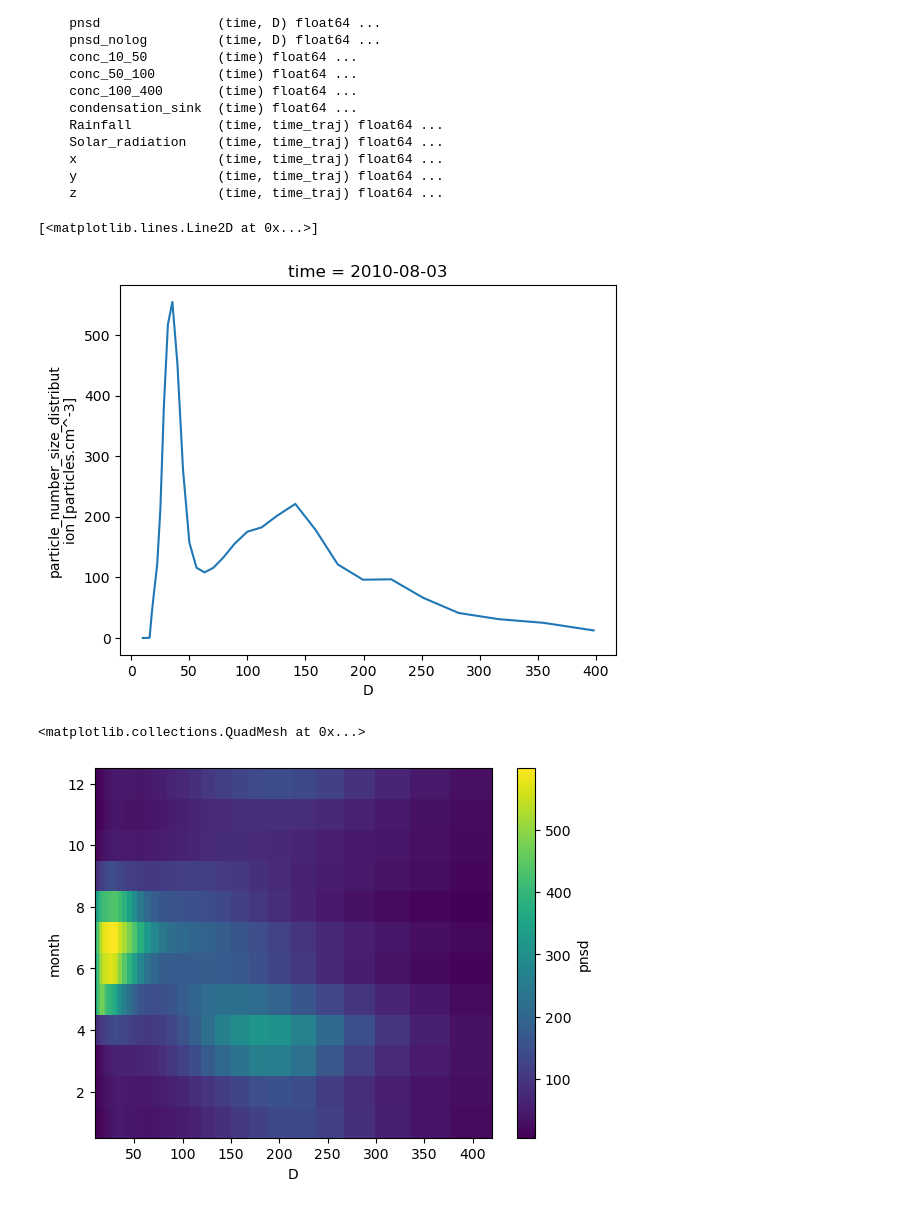
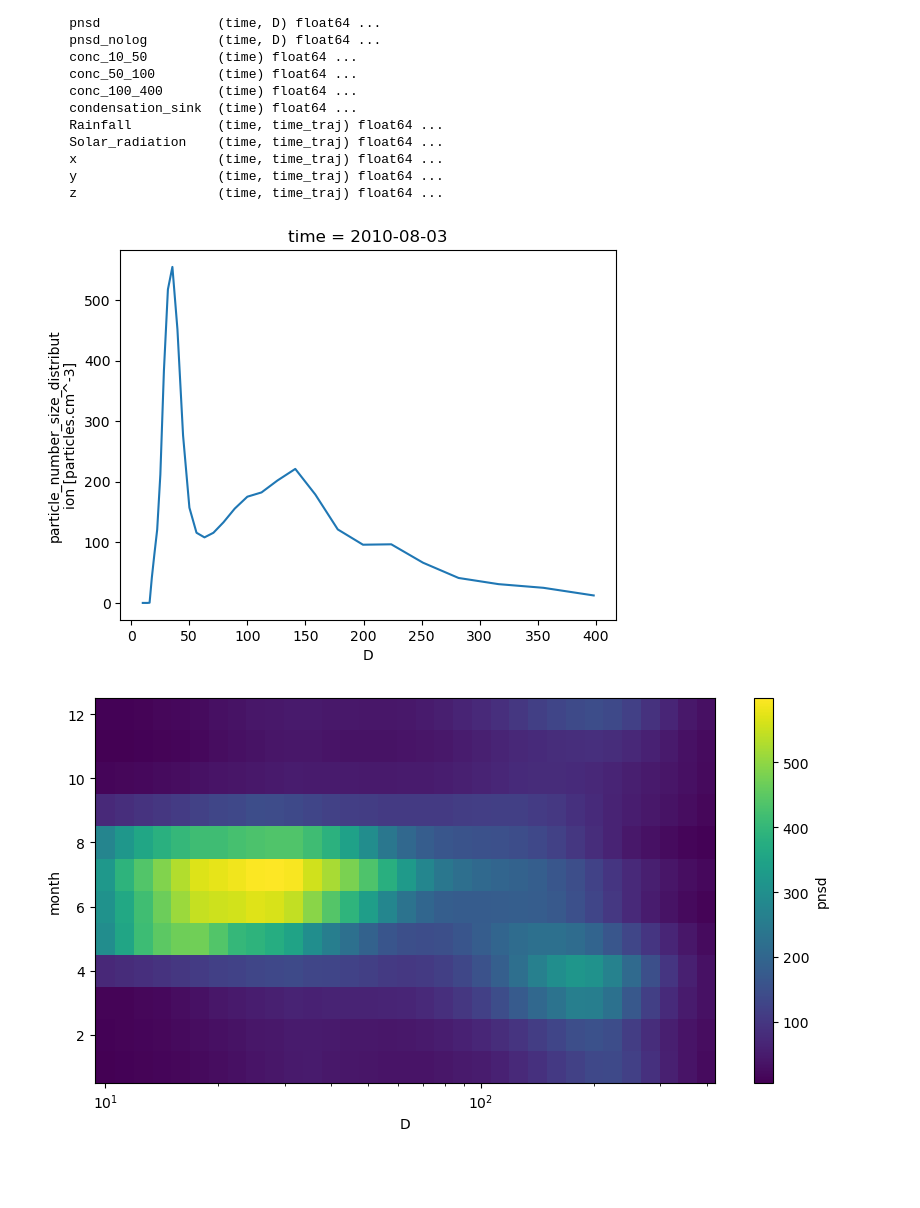
Before and after one commit to eScience-course/Tjaernoe2022-group7, a Jupyter notebook: ingrblu/ingrid_notebook.ipynb, the cells around one changed output. Cells and saved outputs as stored; diff of their text form; code cells hidden in the pictures; blank space fills up the shorter version.

```diff
--- a/ingrblu/ingrid_notebook.ipynb
+++ b/ingrblu/ingrid_notebook.ipynb
@@ -10,6 +14,6 @@ import dask
 %matplotlib inline
 # %%
-path='Data/ds_zeppelin_2010_2019.nc'
+path='../../Data/ds_zeppelin_2010_2019.nc'
 ds = xr.open_dataset(path)
 # %%
 ds
@@ -33,13 +37,19 @@ Data variables:
     y                  (time, time_traj) float64 ...
     z                  (time, time_traj) float64 ...
 # %%
-ds['pnsd'].isel(time=0).plot()
+dist_1 = ds['pnsd'].isel(time=0)
+dist_1.plot()
+
+def nsdist(t): # function for plotting number size distribution for a given time
+    dist = ds['pnsd'].isel(time=t)
+    dist.plot()
 # %% [output]
-[<matplotlib.lines.Line2D at 0x...>]
 [figure]
 # %%
-month = ds['pnsd'].groupby(ds.time.dt.month).mean()
-month.plot()
+fig = plt.figure(figsize=(10,5))
+ax = fig.add_subplot(111)
+month_mean = ds['pnsd'].groupby(ds.time.dt.month).mean()
+month_mean.plot()
+ax.set_xscale('log')
 # %% [output]
-<matplotlib.collections.QuadMesh at 0x...>
-[figure, old version]
+[figure, new version]
```
Also changed, not shown: parts of 27 cells of this notebook.
